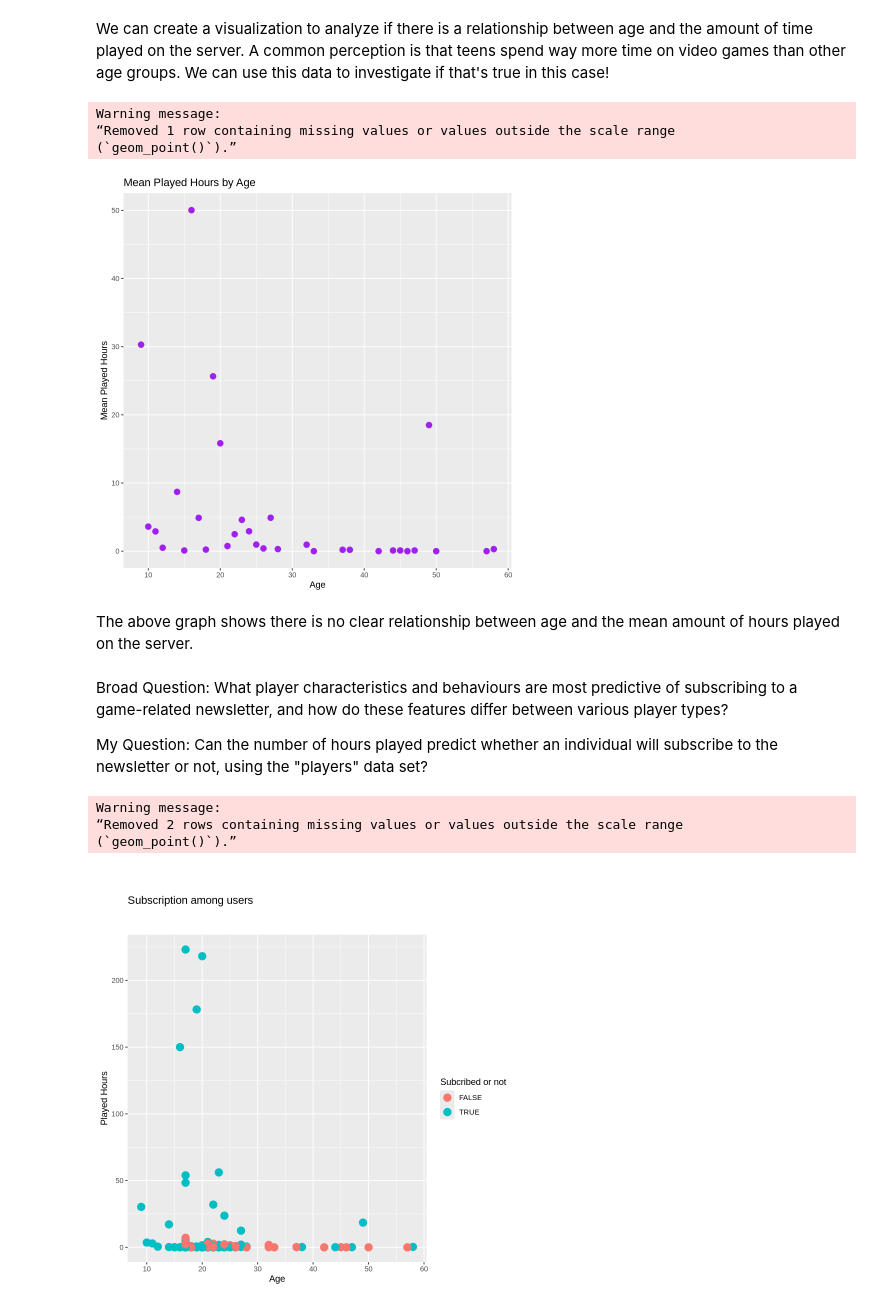
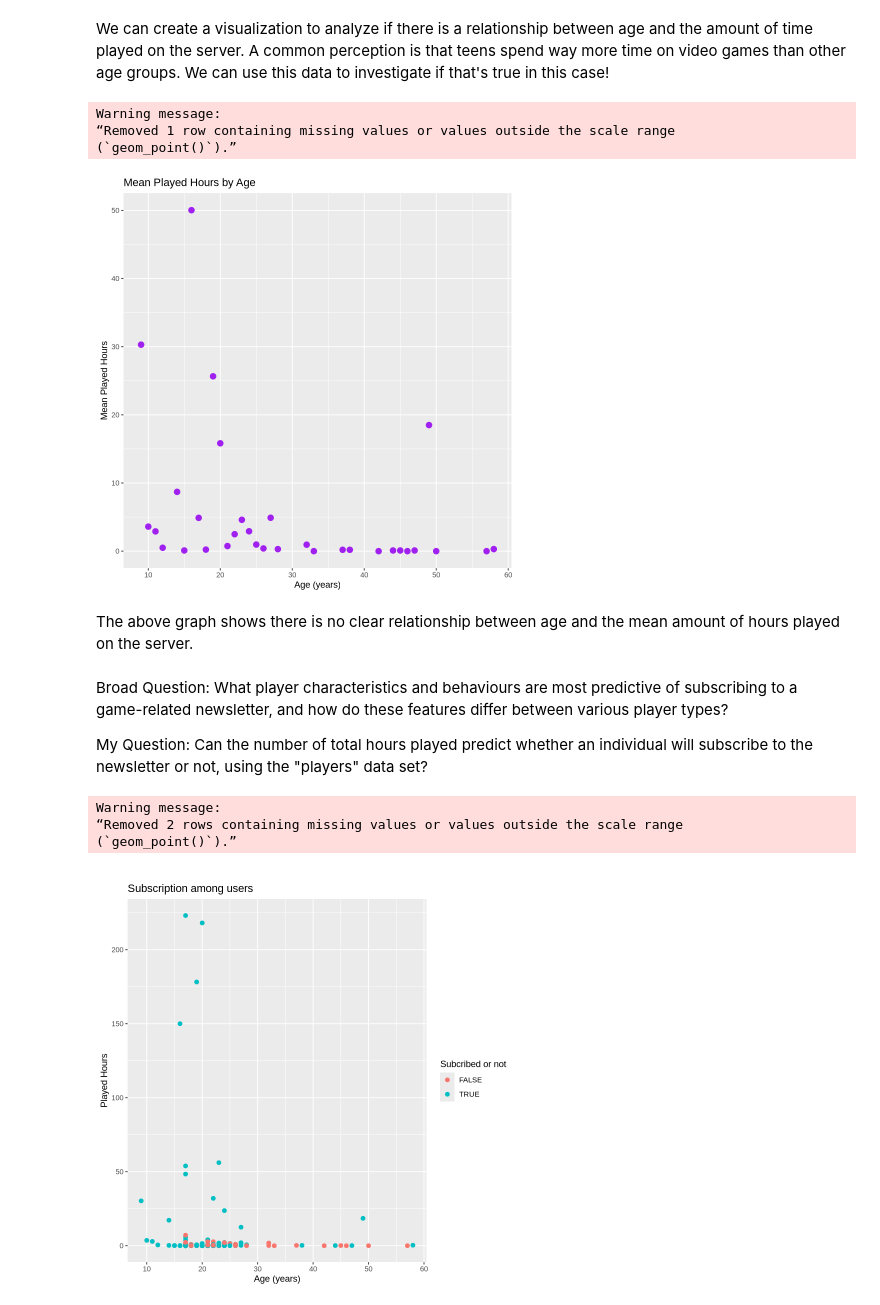
Before and after one commit to jmarikar/DSCI-Project, a Jupyter notebook: Project.ipynb, the cells around one changed output. Drawn from its saved outputs; the diff is of its cells as text; code cells hidden in the pictures.

```diff
--- a/Project.ipynb
+++ b/Project.ipynb
@@ -2,13 +4,10 @@
 library(tidyverse)
 library(repr)
 
+players <- read_csv("https://raw.githubusercontent.com/jmarikar/DSCI-Project/main/players.csv")
+sessions <- read_csv("https://raw.githubusercontent.com/jmarikar/DSCI-Project/main/sessions.csv")
 
-
-players <- read_csv("players.csv")
-
-sessions <- read_csv("sessions.csv")
-
-joined<- inner_join(sessions,players) |> head()
+joined <- inner_join(sessions, players) |> head()
 joined
 # %% [output]
 Rows: 196 Columns: 7
@@ -123,33 +125,30 @@ ggplot(age_means, na.rm = TRUE, aes(x = Age, y = mean_played_hours)) +
   geom_point(color = "purple", size = 3) +
   labs(
     title = "Mean Played Hours by Age",
-    x = "Age",
+    x = "Age (years)",
     y = "Mean Played Hours")
 # %% [output]
 Warning message:
 “Removed 1 row containing missing values or values outside the scale range
 (`geom_point()`).”
-[figure, old version]
+[figure, new version]
 # %% [markdown]
 The above graph shows there is no clear relationship between age and the mean amount of hours played on the server.
 # %% [markdown]
 Broad Question: What player characteristics and behaviours are most predictive of subscribing to a game-related newsletter, and how do these features differ between various player types?
 
-My Question: Can the number of hours played predict whether an individual will subscribe to the newsletter or not, using the "players" data set?
+My Question: Can the number of total hours played predict whether an individual will subscribe to the newsletter or not, using the "players" data set?
 # %%
 ggplot(players, na.rm = TRUE, aes(x = Age, y = played_hours, color = subscribe)) +
-  geom_point( size = 4) +
+  geom_point( size = 2) +
   labs(
     title = "
-
-Subscription among users
-
-",
-    x = "Age",
+Subscription among users",
+    x = "Age (years)",
     y = "Played Hours", color = "Subcribed or not")
 # %% [output]
 Warning message:
 “Removed 2 rows containing missing values or values outside the scale range
 (`geom_point()`).”
-[figure, old version]
+[figure, new version]
 # %% [markdown]
```
Also changed, not shown: parts of 5 cells of this notebook.
